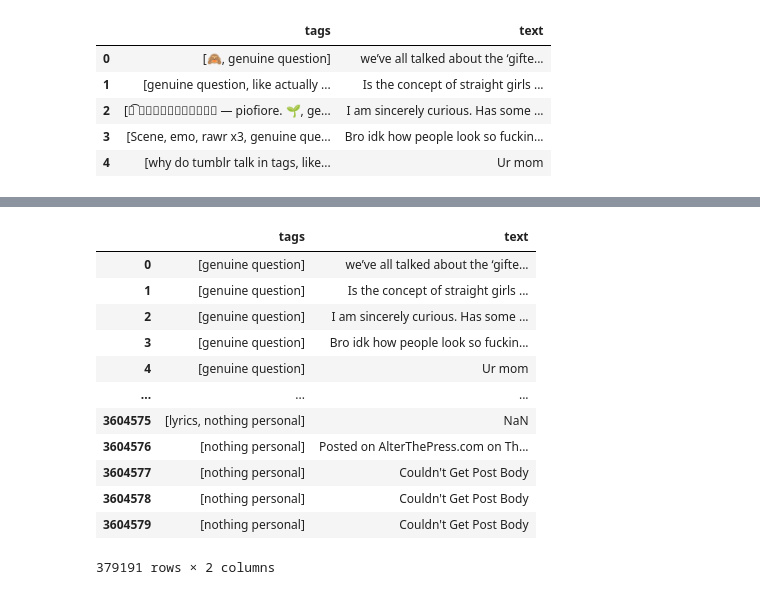
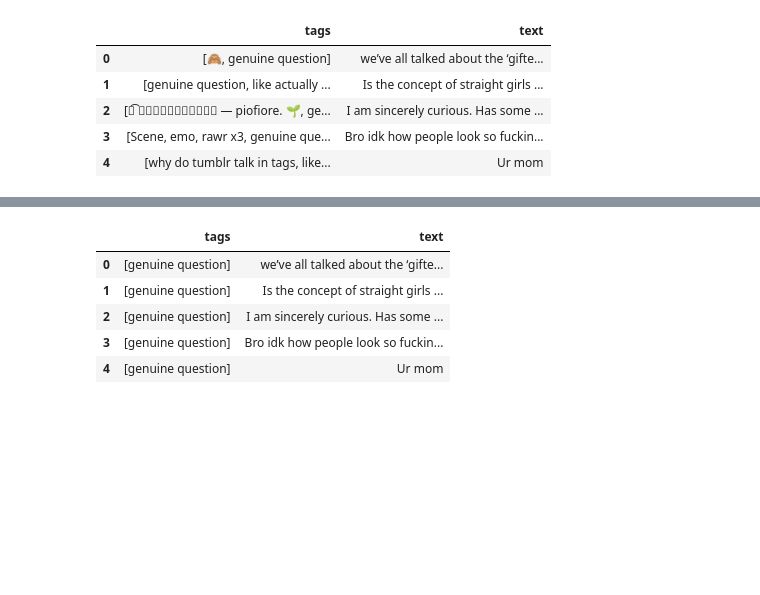
Before and after one commit to abobafett-dev/advanced-machine-learning-project-iu-2024, a Jupyter notebook: notebooks/check_convert_tonetags_dataset.ipynb, the cells around one changed output, grey strips where cells are left out. Cells and saved outputs as stored; diff of their text form; code cells hidden in the pictures; blank space fills up the shorter version.

```diff
--- a/notebooks/check_convert_tonetags_dataset.ipynb
+++ b/notebooks/check_convert_tonetags_dataset.ipynb
@@ -93,21 +81,14 @@ def replace_values(tags_list):
 # %%
 df3['tags'] = df2['tags'].apply(replace_values)
 # %%
-df3
+df3.head()
 # %% [output]
 |  | tags | text |
 | 0 | [genuine question] | we’ve all talked about the ‘gifte... |
 | 1 | [genuine question] | Is the concept of straight girls ... |
 | 2 | [genuine question] | I am sincerely curious. Has some ... |
 | 3 | [genuine question] | Bro idk how people look so fuckin... |
 | 4 | [genuine question] | Ur mom |
-| ... | ... | ... |
-| 3604575 | [lyrics, nothing personal] | NaN |
-| 3604576 | [nothing personal] | Posted on AlterThePress.com on Th... |
-| 3604577 | [nothing personal] | Couldn't Get Post Body |
-| 3604578 | [nothing personal] | Couldn't Get Post Body |
-| 3604579 | [nothing personal] | Couldn't Get Post Body |
-379191 rows × 2 columns
 # %%
 list_with_empty_tags = df3[df3['tags'].apply(lambda x: len(x) == 0)].index.tolist()
 list_with_empty_tags
```
Also changed, not shown: parts of 29 cells of this notebook.
